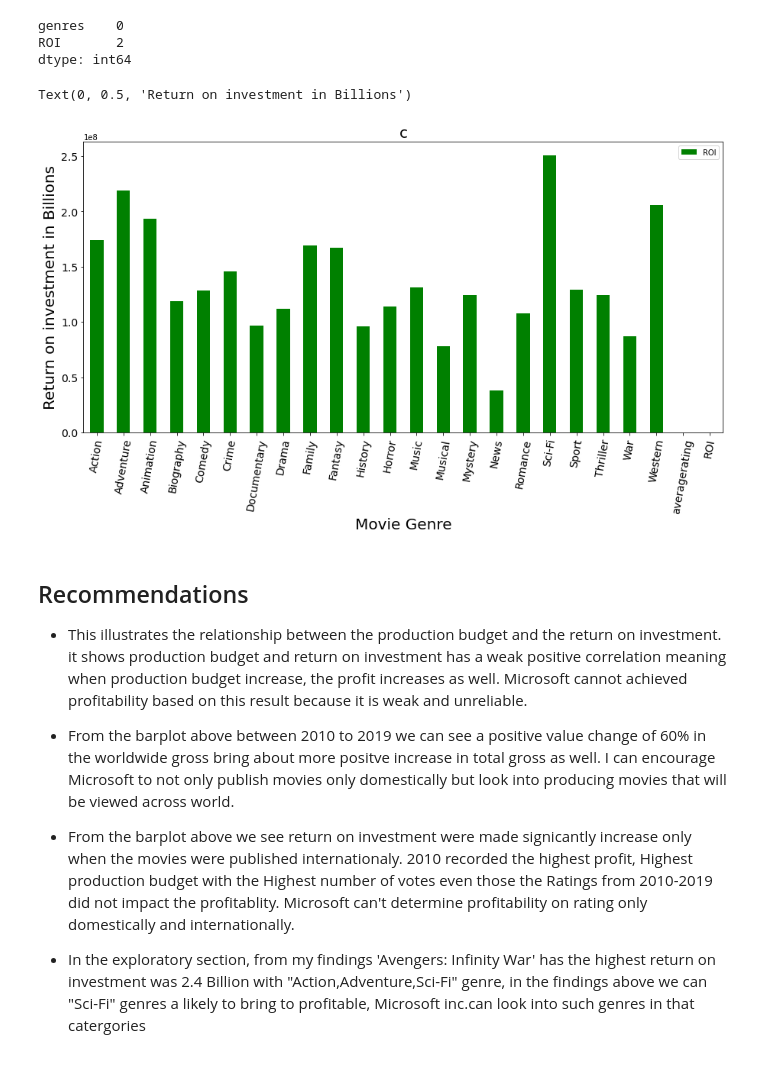
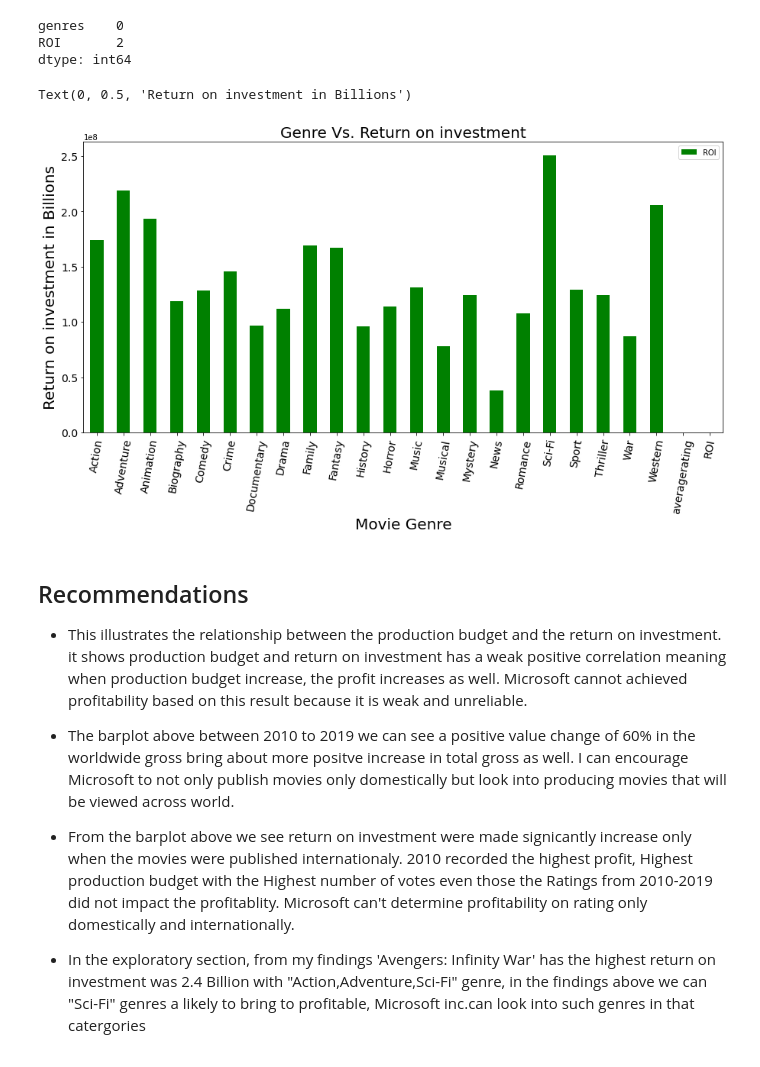
Before and after one commit to olaidekashimawo/Movie_analysis, a Jupyter notebook: Movie-Analysis.ipynb, the cells around one changed output. Saved outputs shown, nothing was run; the diff lists cells and outputs as text; code cells hidden in the pictures.

Commit message:
Movie Studio Analysis

```diff
--- a/Movie-Analysis.ipynb
+++ b/Movie-Analysis.ipynb
@@ -1062,22 +1062,22 @@ dtype: int64
 # %%
 genres_ROI.plot.bar(
     figsize=(15,7),
     x="genres",
     y="ROI",
     rot=80,
     color='green',
     fontsize = 14);
-plt.title("c", fontsize=20)
+plt.title("Genre Vs. Return on investment", fontsize=20)
 plt.xlabel('Movie Genre', fontsize=20)
 plt.ylabel('Return on investment in Billions', fontsize=20)
 # %% [output]
 Text(0, 0.5, 'Return on investment in Billions')
-[figure, old version]
+[figure, new version]
 # %% [markdown]
 ## Recommendations
 - This illustrates the relationship between the  production budget and the return on investment. it shows production budget and return on investment has a weak positive correlation meaning when production budget increase, the profit increases as well. Microsoft cannot achieved profitability based on this result because it is weak and unreliable.
 
-- From the barplot above between 2010 to 2019 we can see a positive value change of 60% in the worldwide gross bring about more positve increase in total gross as well. I can encourage Microsoft to not only publish movies only domestically but look into producing movies that will be viewed across world.
+-  The barplot above between 2010 to 2019 we can see a positive value change of 60% in the worldwide gross bring about more positve increase in total gross as well. I can encourage Microsoft to not only publish movies only domestically but look into producing movies that will be viewed across world.
 
 - From the barplot above we see return on investment were made signicantly increase only when the movies were published internationaly. 2010 recorded the highest profit, Highest production budget with the Highest number of votes even those the Ratings from 2010-2019 did not impact the profitablity.
 Microsoft can't determine profitability on rating only domestically and internationally.
```
Also changed, not shown: parts of 1 cell of this notebook.
